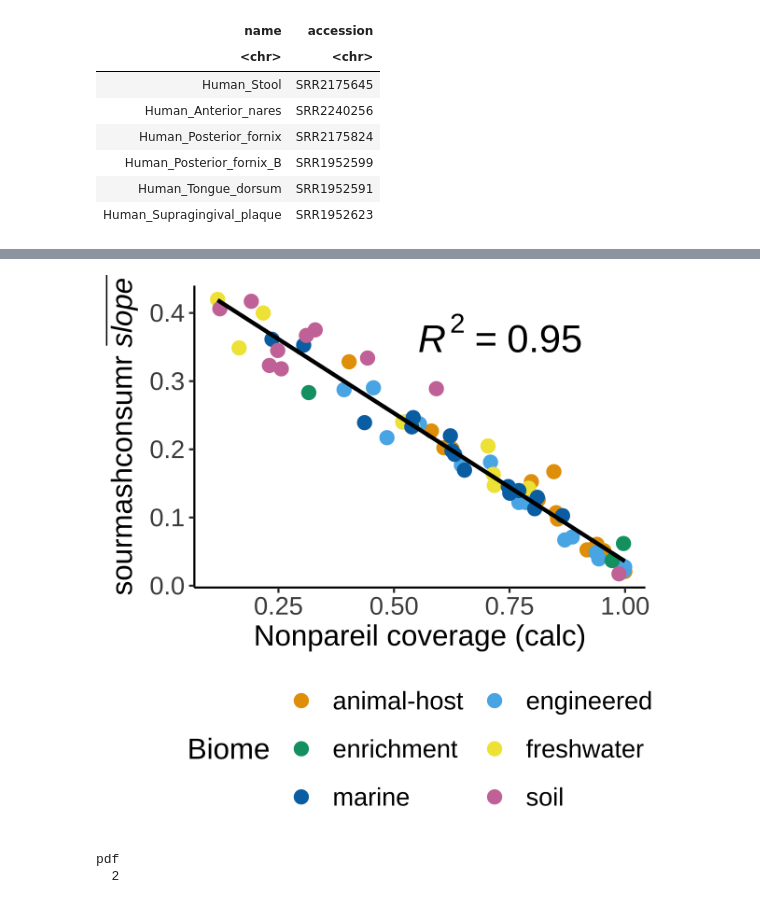
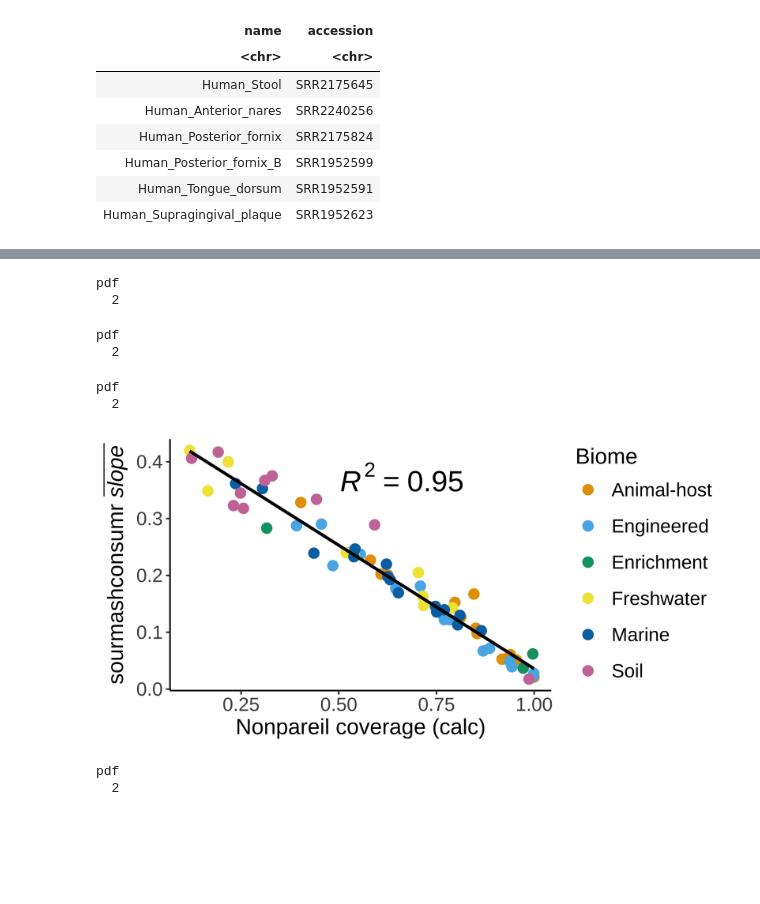
Before and after one commit to Arcadia-Science/2022-sourmashconsumr-validation, a Jupyter notebook: notebooks/20230117_nonpareil_fig2.ipynb, the cells around one changed output, grey strips where cells are left out. Saved outputs shown, nothing was run; the diff lists cells and outputs as text; code cells hidden in the pictures; blank space fills up the shorter version.

```diff
--- a/notebooks/20230117_nonpareil_fig2.ipynb
+++ b/notebooks/20230117_nonpareil_fig2.ipynb
@@ -196,7 +196,8 @@ lm_plt_layers <- function(init_ggplot) {
           legend.text = element_text(size = 13),
           legend.title = element_text(size = 15)) +
     scale_color_manual(values = c("#E69F00", "#56B4E9", "#009E73",
-                                  "#F0E442", "#0072B2", "#CC79A7")) +
+                                  "#F0E442", "#0072B2", "#CC79A7"),
+                       labels = c("Animal-host", "Engineered", "Enrichment", "Freshwater", "Marine", "Soil")) +
     guides(color=guide_legend(nrow = 1, byrow = TRUE))
     #theme_arcadia
 }
@@ -268,24 +257,42 @@ pdf
+# %%
+pdf("figures/fig8_npv.pdf", width = 8.8, height = 6.3)
+plt
+dev.off()
+png("figures/fig8_npv.png", width = 8.8, height = 6.3, units = "in", res = 300)
+plt
+dev.off()
+svg("figures/fig8_npv.svg", width = 8.8, height = 6.3)
+plt
+dev.off()
+# %% [output]
+pdf
+  2
+pdf
+  2
+pdf
+  2
 # %%
-options(repr.plot.width = 4, repr.plot.height = 4, repr.plot.res = 300)
+options(repr.plot.width = 6, repr.plot.height = 3, repr.plot.res = 300)
 
 mean_slope_vs_cov <- ggplot(mSystems_00039_18_fig2, aes(x = C, y = mean_slope)) +
   geom_point(size = 3, aes(color = biome)) +
   geom_smooth(method = "lm", se=FALSE, color="black", formula = y ~ x) +
   stat_smooth_func(geom = 'text', method = 'lm', hjust = -1, vjust = 1, parse = T, size = 7) +
   scale_color_manual(values = c("#E69F00", "#56B4E9", "#009E73",
-                                "#F0E442", "#0072B2", "#CC79A7"))+
+                                "#F0E442", "#0072B2", "#CC79A7"),
+                    labels = c("Animal-host", "Engineered", "Enrichment", "Freshwater", "Marine", "Soil")) +
   theme_classic() +
-  theme(legend.position = "bottom",
+  theme(legend.position = "right",
         axis.text = element_text(size = 13),
         axis.title = element_text(size = 15),
         legend.text = element_text(size = 13),
         legend.title = element_text(size = 15)) +
   labs(color = "Biome") +
   labs(x = "Nonpareil coverage (calc)", y = expression(paste("sourmashconsumr ", bar(italic("slope")))))+
-  guides(color=guide_legend(nrow = 3, byrow = TRUE))
+  guides(color=guide_legend(nrow = 6, byrow = TRUE))
 
 
 mean_slope_vs_cov
 # %% [output]
-[figure, old version]
+[figure, new version]
 # %%
```
Also changed, not shown: parts of 4 cells of this notebook, 2 other files.
